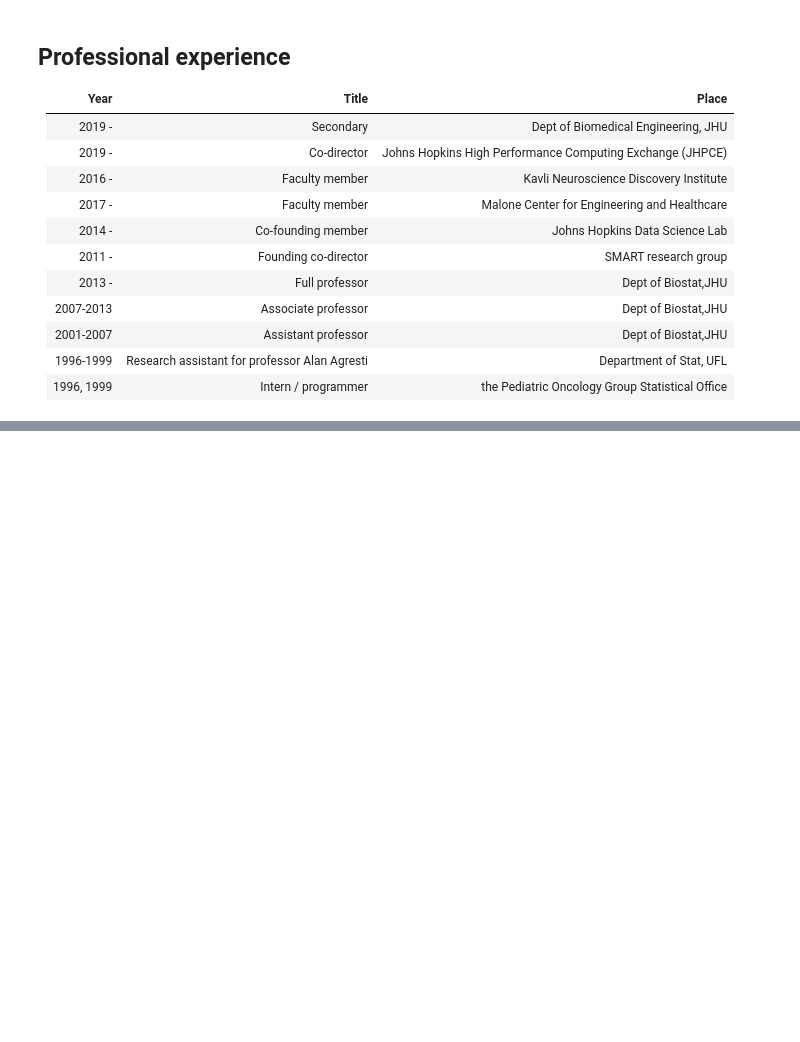
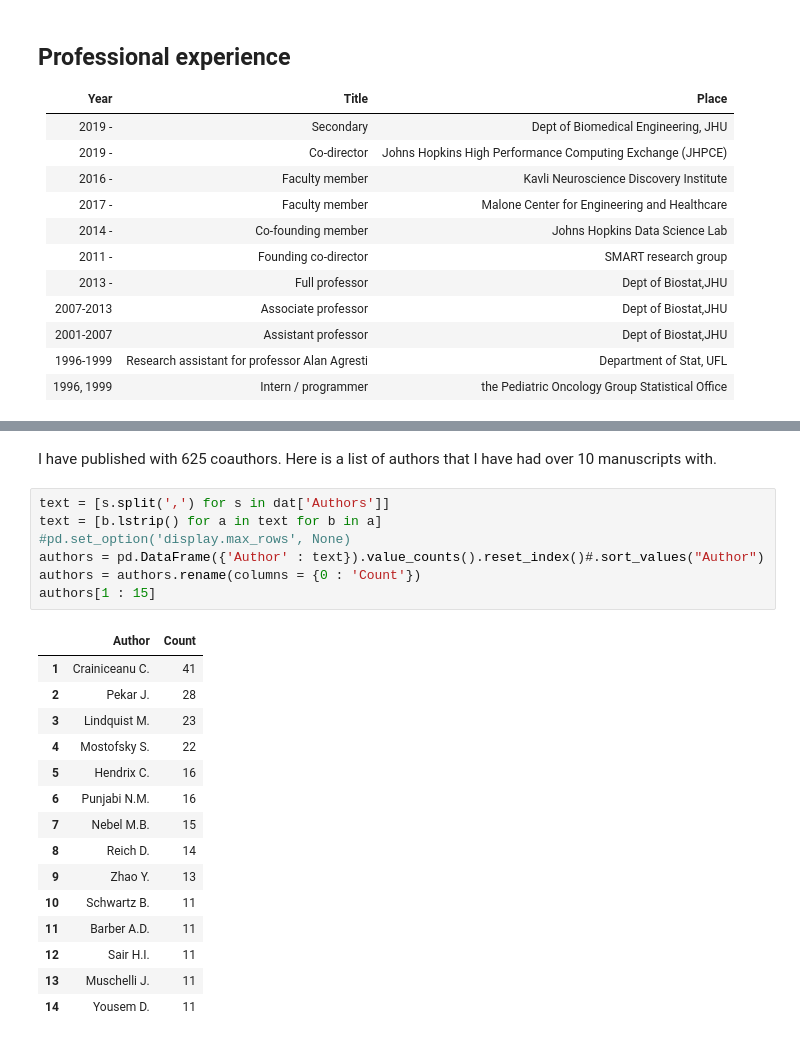
Before and after one commit to bcaffo/cv, a Jupyter notebook: cvJupyter.ipynb, the cells around one changed output, grey strips where cells are left out. Saved outputs shown, nothing was run; the diff lists cells and outputs as text; blank space fills up the shorter version.

```diff
--- a/cvJupyter.ipynb
+++ b/cvJupyter.ipynb
@@ -38,0 +105,25 @@ He graduated from the University of Florida Department of Statistics in 2001. He
+# %% [markdown]
+I have published with 625 coauthors. Here is a list of authors that I have had over 10 manuscripts with.
+# %%
+text = [s.split(',') for s in dat['Authors']]
+text = [b.lstrip() for a in text for b in a]
+#pd.set_option('display.max_rows', None)
+authors = pd.DataFrame({'Author' : text}).value_counts().reset_index()#.sort_values("Author")
+authors = authors.rename(columns = {0 : 'Count'})
+authors[1 : 15]
+# %% [output]
+|  | Author | Count |
+| 1 | Crainiceanu C. | 41 |
+| 2 | Pekar J. | 28 |
+| 3 | Lindquist M. | 23 |
+| 4 | Mostofsky S. | 22 |
+| 5 | Hendrix C. | 16 |
+| 6 | Punjabi N.M. | 16 |
+| 7 | Nebel M.B. | 15 |
+| 8 | Reich D. | 14 |
+| 9 | Zhao Y. | 13 |
+| 10 | Schwartz B. | 11 |
+| 11 | Barber A.D. | 11 |
+| 12 | Sair H.I. | 11 |
+| 13 | Muschelli J. | 11 |
+| 14 | Yousem D. | 11 |
```
Also changed, not shown: parts of 8 cells of this notebook, 3 other files.
